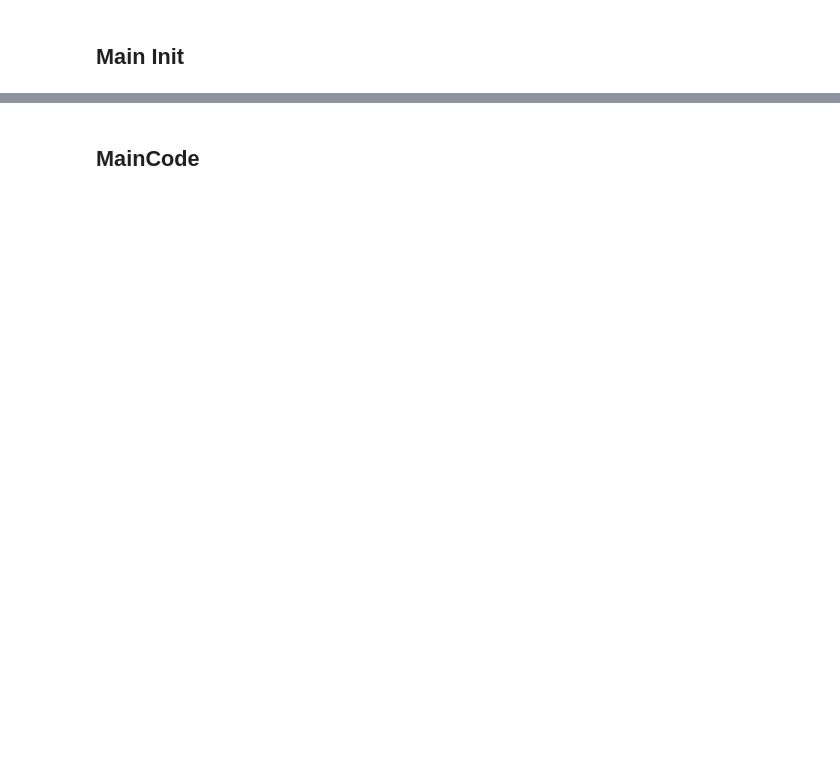
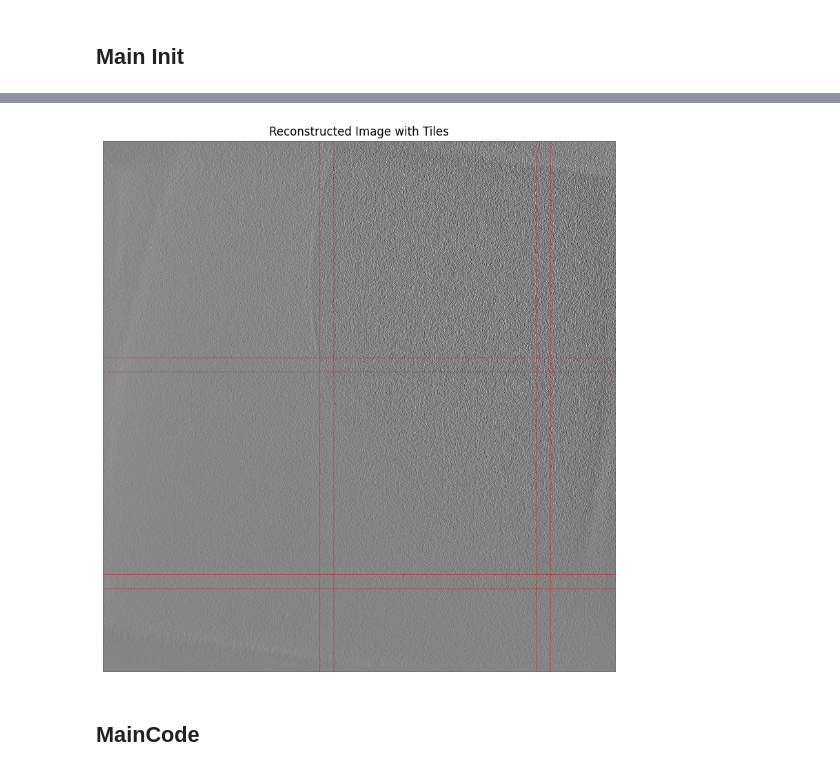
Before and after one commit to freedomkwok/BYU, a Jupyter notebook: tta.ipynb, the cells around one changed output, grey strips where cells are left out. Drawn from its saved outputs; the diff is of its cells as text; code cells hidden in the pictures; blank space fills up the shorter version.

```diff
--- a/tta.ipynb
+++ b/tta.ipynb
@@ -3,52 +3,56 @@
 # %%
 
 import glob
-IMAGE_SIZE = 640
-IMAGE_OVER_SIZE_PCT = 0.3
-IMAGE_OVER_SIZE_SCALE = int(IMAGE_SIZE * (1 + IMAGE_OVER_SIZE_PCT))
-
-buffer_factor = 0.1  # More forgiving than perfect alignment
-IMAGE_OVERLAP = int(IMAGE_OVER_SIZE_SCALE * (NMS_IOU_THRESHOLD**0.5) * buffer_factor)
-TILE_OVERLAP_SKIP_RATIO = 0.85
 
 images = sorted(glob.glob(os.path.join(test_dir, '**', '*.jpg'), recursive=True))
-image_nps = preload_image_batch(images[-1:])
-print(image_nps[0].shape)
-result = split_image_into_tiles(image_nps[0])
+image_nps = preload_image_batch(images[:1])
+test_image = image_nps[0]
+print(test_image.shape)
+tiles = split_image_into_tiles(test_image, tile_size=IMAGE_OVER_SIZE_SCALE, overlap=IMAGE_OVERLAP, pad_value=114, min_visible_ratio=0.2)
 print(len(result))
-print(tile_covers_most_of_image(result[0], image_nps[0].shape, TILE_OVERLAP_SKIP_RATIO))
+print(tile_covers_most_of_image(result[0], test_image.shape, TILE_OVERLAP_SKIP_RATIO))
 
 import matplotlib.pyplot as plt
 import cv2
+print("skipped?: ", tile_covers_most_of_image(tiles[0], test_image.shape, threshold=TILE_OVERLAP_SKIP_RATIO))
+print("skipped?: ",  len(tiles))
 
-def show_image_with_tiles(image_np, tile_size=IMAGE_OVER_SIZE_SCALE, overlap=IMAGE_OVERLAP):
-    h, w = image_np.shape[:2]
-    print(h, w)
-    stride = tile_size - overlap
+def show_image(img, title="Reconstructed Image with Tiles"):
+    plt.figure(figsize=(10, 10))
+    plt.imshow(img if img.ndim == 3 else img.squeeze(), cmap='gray' if img.ndim == 2 else None)
+    plt.title(title)
+    plt.axis('off')
+    plt.show()
 
-    img_copy = image_np.copy()
-    if img_copy.dtype != np.uint8:
-        img_copy = np.uint8(np.clip(img_copy, 0, 255))
-    if len(img_copy.shape) == 2 or img_copy.shape[2] == 1:
-        img_copy = cv2.cvtColor(img_copy, cv2.COLOR_GRAY2RGB)
+def reconstruct_image_from_tiles_with_borders(tiles, image_shape, tile_size, overlap, border_color=(255, 0, 0)):
+    h, w = image_shape[:2]
+    channels = image_shape[2] if len(image_shape) == 3 else 1
+    reconstructed = np.zeros((h, w, channels), dtype=np.float32)
+    weight = np.zeros((h, w, 1), dtype=np.float32)
 
-    tile_count = 0
-    for y in range(0, h, stride):
-        for x in range(0, w, stride):
-            x_end = x + tile_size
-            y_end = y + tile_size
-            x_start = max(0, x)
-            y_start = max(0, y)
-            x_end = min(w, x_end)
-            y_end = min(h, y_end)
+    for tile, (x, y) in tiles:
+        y_end = min(y + tile_size, h)
+        x_end = min(x + tile_size, w)
+        tile_crop = tile[:y_end - y, :x_end - x]
 
-            cv2.rectangle(img_copy, (x_start, y_start), (x_end, y_end), (255, 0, 0), 2)
-            tile_count += 1
+        if channels == 1 and tile_crop.ndim == 2:
+            tile_crop = tile_crop[..., np.newaxis]
 
-    print(f"Visualized {tile_count} tiles")
-    plt.figure(figsize=(12, 12))
-    plt.imshow(img_copy)
-    plt.axis('off')
-    plt.title("Tiles with Padding Consideration")
-    plt.show()
-show_image_with_tiles(image_nps[0])
+        reconstructed[y:y_end, x:x_end] += tile_crop
+        weight[y:y_end, x:x_end] += 1.0
+
+    weight = np.maximum(weight, 1e-5)
+    reconstructed /= weight
+    reconstructed = np.clip(reconstructed, 0, 255).astype(np.uint8)
+
+    # Draw borders on top of the reconstructed image
+    for _, (x, y) in tiles:
+        y_end = min(y + tile_size, h)
+        x_end = min(x + tile_size, w)
+        cv2.rectangle(reconstructed, (x, y), (x_end - 1, y_end - 1), color=border_color, thickness=1)
+
+    return reconstructed
+
+reconstructed = reconstruct_image_from_tiles_with_borders(tiles, test_image.shape, tile_size=IMAGE_OVER_SIZE_SCALE, overlap=IMAGE_OVERLAP)
+show_image(reconstructed)
+# %% [output]
@@ -55,3 +64,4 @@ show_image_with_tiles(image_nps[0])
+[figure, added]
 # %%
 import cv2
 import os
```
Also changed, not shown: parts of 8 cells of this notebook, 3 other files.
